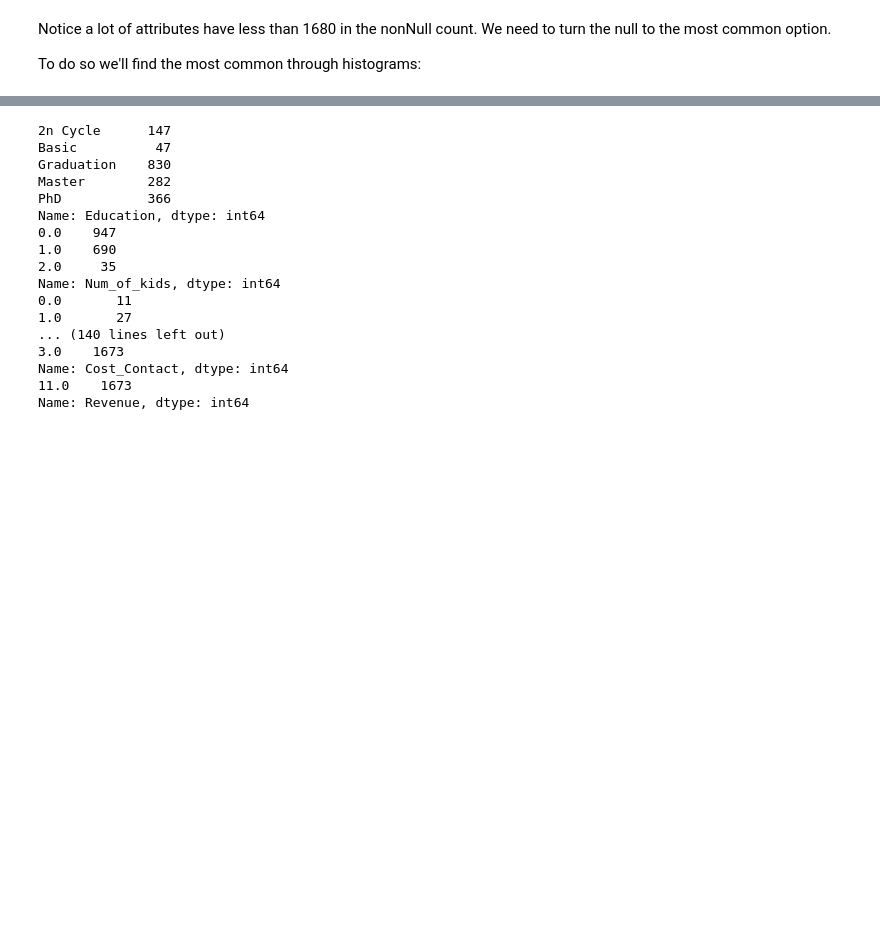
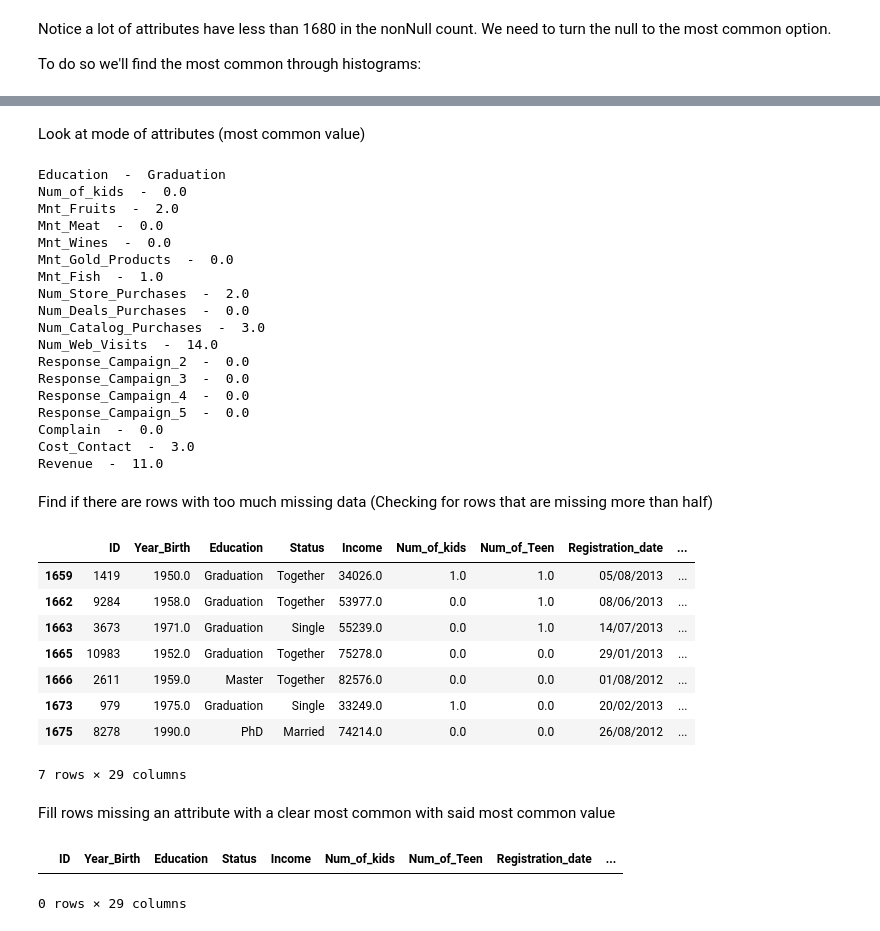
Before and after one commit to parzival0152/datamine, a Jupyter notebook: main.ipynb, the cells around one changed output, grey strips where cells are left out. Saved outputs shown, nothing was run; the diff lists cells and outputs as text; code cells hidden in the pictures; blank space fills up the shorter version.

```diff
--- a/main.ipynb
+++ b/main.ipynb
@@ -304,21 +339,41 @@ To do so we'll find the most common through histograms:
+# %% [markdown]
+Look at mode of attributes (most common value)
 # %%
 for col in ['Education','Num_of_kids','Mnt_Fruits','Mnt_Meat','Mnt_Wines','Mnt_Gold_Products','Mnt_Fish','Num_Store_Purchases','Num_Deals_Purchases','Num_Catalog_Purchases','Num_Web_Visits','Response_Campaign_2','Response_Campaign_3','Response_Campaign_4','Response_Campaign_5','Complain','Cost_Contact','Revenue']:
-    print(data[col].value_counts().sort_index())
+    mode = cleanData[col].mode()[0]
+    print(col," - ",mode)
 # %% [output]
-2n Cycle      147
-Basic          47
-Graduation    830
-Master        282
-PhD           366
-Name: Education, dtype: int64
-0.0    947
-1.0    690
-2.0     35
-Name: Num_of_kids, dtype: int64
-0.0       11
-1.0       27
-... (140 lines left out)
-3.0    1673
-Name: Cost_Contact, dtype: int64
-11.0    1673
-Name: Revenue, dtype: int64
+Education  -  Graduation
+Num_of_kids  -  0.0
+Mnt_Fruits  -  2.0
+Mnt_Meat  -  0.0
+Mnt_Wines  -  0.0
+Mnt_Gold_Products  -  0.0
+Mnt_Fish  -  1.0
+Num_Store_Purchases  -  2.0
+Num_Deals_Purchases  -  0.0
+Num_Catalog_Purchases  -  3.0
+Num_Web_Visits  -  14.0
+Response_Campaign_2  -  0.0
+Response_Campaign_3  -  0.0
+Response_Campaign_4  -  0.0
+Response_Campaign_5  -  0.0
+Complain  -  0.0
+Cost_Contact  -  3.0
+Revenue  -  11.0
+# %% [markdown]
+Find if there are rows with too much missing data (Checking for rows that are missing more than half)
+# %%
+cleanData[cleanData.isnull().sum(axis=1)>15]
+# %% [output]
+|  | ID | Year_Birth | Education | Status | Income | Num_of_kids | Num_of_Teen | Registration_date | ... |
+| 1659 | 1419 | 1950.0 | Graduation | Together | 34026.0 | 1.0 | 1.0 | 05/08/2013 | ... |
+| 1662 | 9284 | 1958.0 | Graduation | Together | 53977.0 | 0.0 | 1.0 | 08/06/2013 | ... |
+| 1663 | 3673 | 1971.0 | Graduation | Single | 55239.0 | 0.0 | 1.0 | 14/07/2013 | ... |
+| 1665 | 10983 | 1952.0 | Graduation | Together | 75278.0 | 0.0 | 0.0 | 29/01/2013 | ... |
+| 1666 | 2611 | 1959.0 | Master | Together | 82576.0 | 0.0 | 0.0 | 01/08/2012 | ... |
+| 1673 | 979 | 1975.0 | Graduation | Single | 33249.0 | 1.0 | 0.0 | 20/02/2013 | ... |
+| 1675 | 8278 | 1990.0 | PhD | Married | 74214.0 | 0.0 | 0.0 | 26/08/2012 | ... |
+7 rows × 29 columns
+# %% [markdown]
+Fill rows missing an attribute with a clear most common with said most common value
@@ -324,0 +383,5 @@ Name: Revenue, dtype: int64
+# %%
+cleanData[cleanData.isnull().sum(axis=1)>15]
+# %% [output]
+|  | ID | Year_Birth | Education | Status | Income | Num_of_kids | Num_of_Teen | Registration_date | ... |
+0 rows × 29 columns
```
Also changed, not shown: parts of 9 cells of this notebook, 6 other files.
